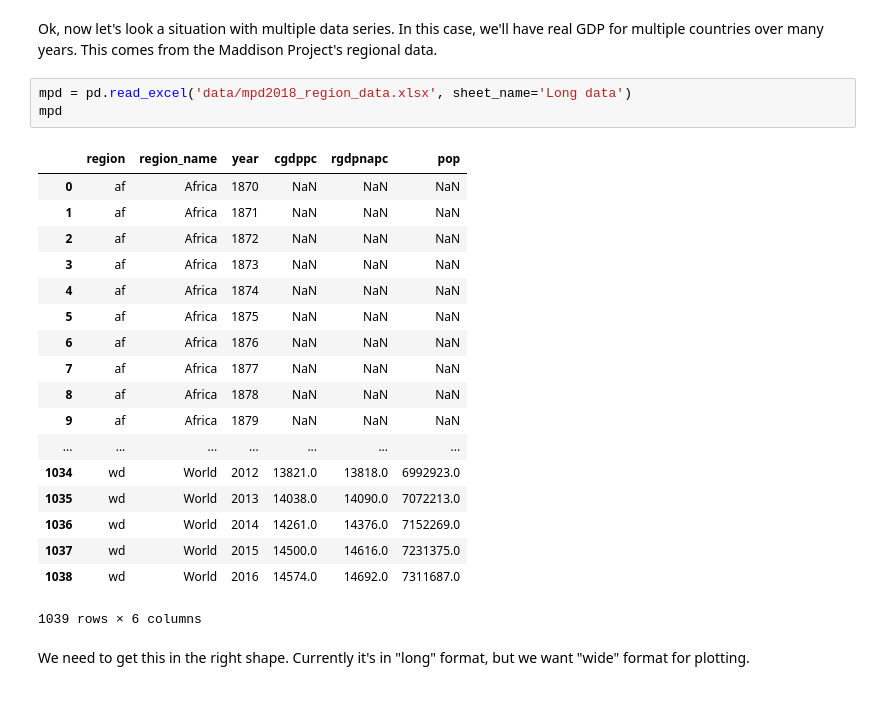
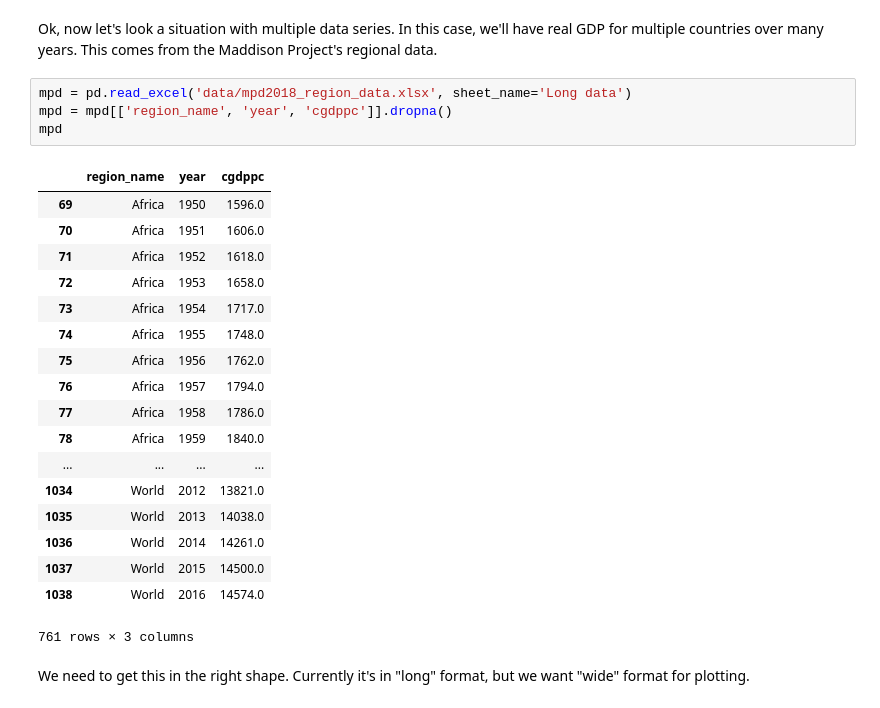
Before and after one commit to iamlemec/macro_data, a Jupyter notebook: 1_Introduction.ipynb, the cells around one changed output. Drawn from its saved outputs; the diff is of its cells as text.

```diff
--- a/Introduction.ipynb
+++ b/1_Introduction.ipynb
@@ -87,26 +87,27 @@ growth.plot();
 Ok, now let's look a situation with multiple data series. In this case, we'll have real GDP for multiple countries over many years. This comes from the Maddison Project's regional data.
 # %%
 mpd = pd.read_excel('data/mpd2018_region_data.xlsx', sheet_name='Long data')
+mpd = mpd[['region_name', 'year', 'cgdppc']].dropna()
 mpd
 # %% [output]
-|  | region | region_name | year | cgdppc | rgdpnapc | pop |
-| 0 | af | Africa | 1870 | NaN | NaN | NaN |
-| 1 | af | Africa | 1871 | NaN | NaN | NaN |
-| 2 | af | Africa | 1872 | NaN | NaN | NaN |
-| 3 | af | Africa | 1873 | NaN | NaN | NaN |
-| 4 | af | Africa | 1874 | NaN | NaN | NaN |
-| 5 | af | Africa | 1875 | NaN | NaN | NaN |
-| 6 | af | Africa | 1876 | NaN | NaN | NaN |
-| 7 | af | Africa | 1877 | NaN | NaN | NaN |
-| 8 | af | Africa | 1878 | NaN | NaN | NaN |
-| 9 | af | Africa | 1879 | NaN | NaN | NaN |
-| ... | ... | ... | ... | ... | ... | ... |
-| 1034 | wd | World | 2012 | 13821.0 | 13818.0 | 6992923.0 |
-| 1035 | wd | World | 2013 | 14038.0 | 14090.0 | 7072213.0 |
-| 1036 | wd | World | 2014 | 14261.0 | 14376.0 | 7152269.0 |
-| 1037 | wd | World | 2015 | 14500.0 | 14616.0 | 7231375.0 |
-| 1038 | wd | World | 2016 | 14574.0 | 14692.0 | 7311687.0 |
+|  | region_name | year | cgdppc |
+| 69 | Africa | 1950 | 1596.0 |
+| 70 | Africa | 1951 | 1606.0 |
+| 71 | Africa | 1952 | 1618.0 |
+| 72 | Africa | 1953 | 1658.0 |
+| 73 | Africa | 1954 | 1717.0 |
+| 74 | Africa | 1955 | 1748.0 |
+| 75 | Africa | 1956 | 1762.0 |
+| 76 | Africa | 1957 | 1794.0 |
+| 77 | Africa | 1958 | 1786.0 |
+| 78 | Africa | 1959 | 1840.0 |
+| ... | ... | ... | ... |
+| 1034 | World | 2012 | 13821.0 |
+| 1035 | World | 2013 | 14038.0 |
+| 1036 | World | 2014 | 14261.0 |
+| 1037 | World | 2015 | 14500.0 |
+| 1038 | World | 2016 | 14574.0 |
-1039 rows × 6 columns
+761 rows × 3 columns
 # %% [markdown]
 We need to get this in the right shape. Currently it's in "long" format, but we want "wide" format for plotting.
 # %%
```
Also changed, not shown: parts of 2 cells of this notebook, 1 other file.
